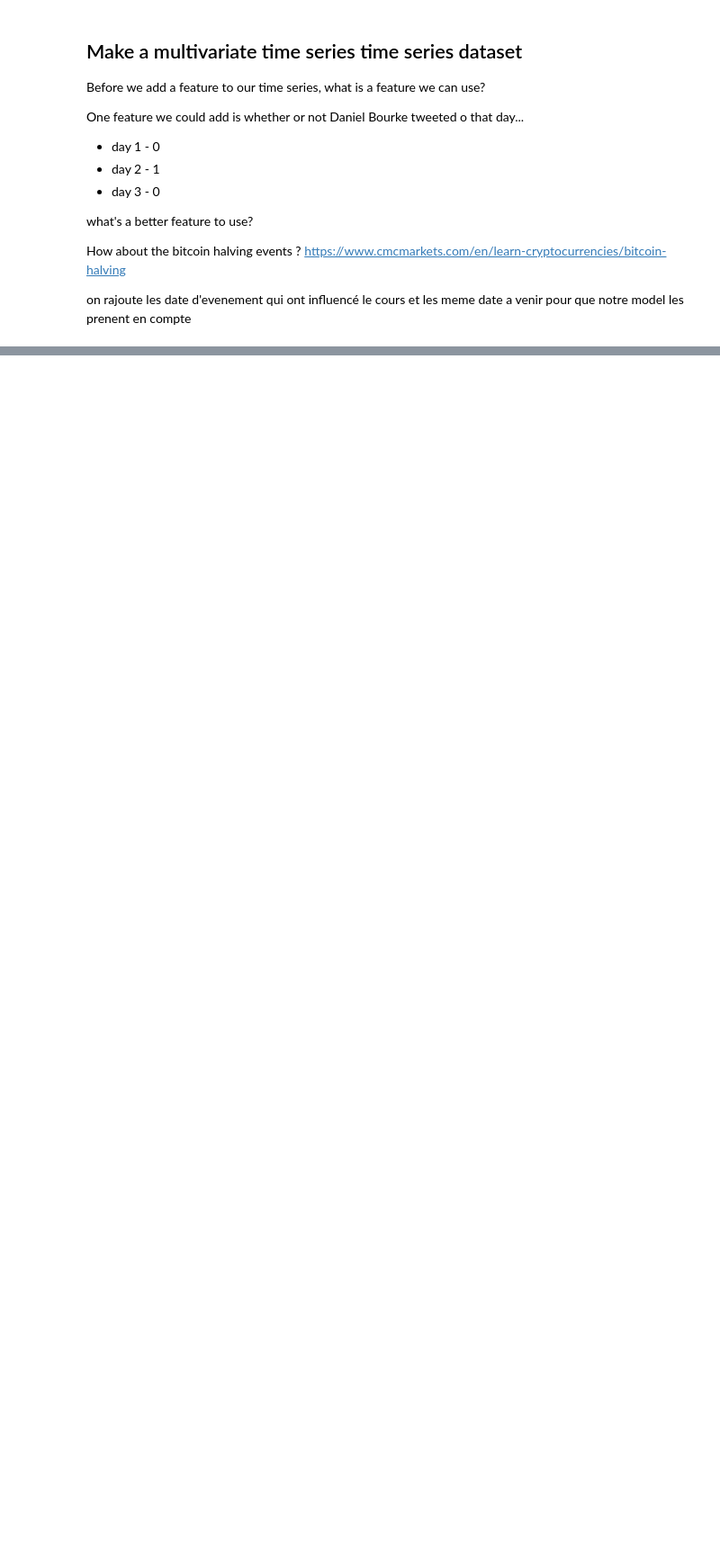
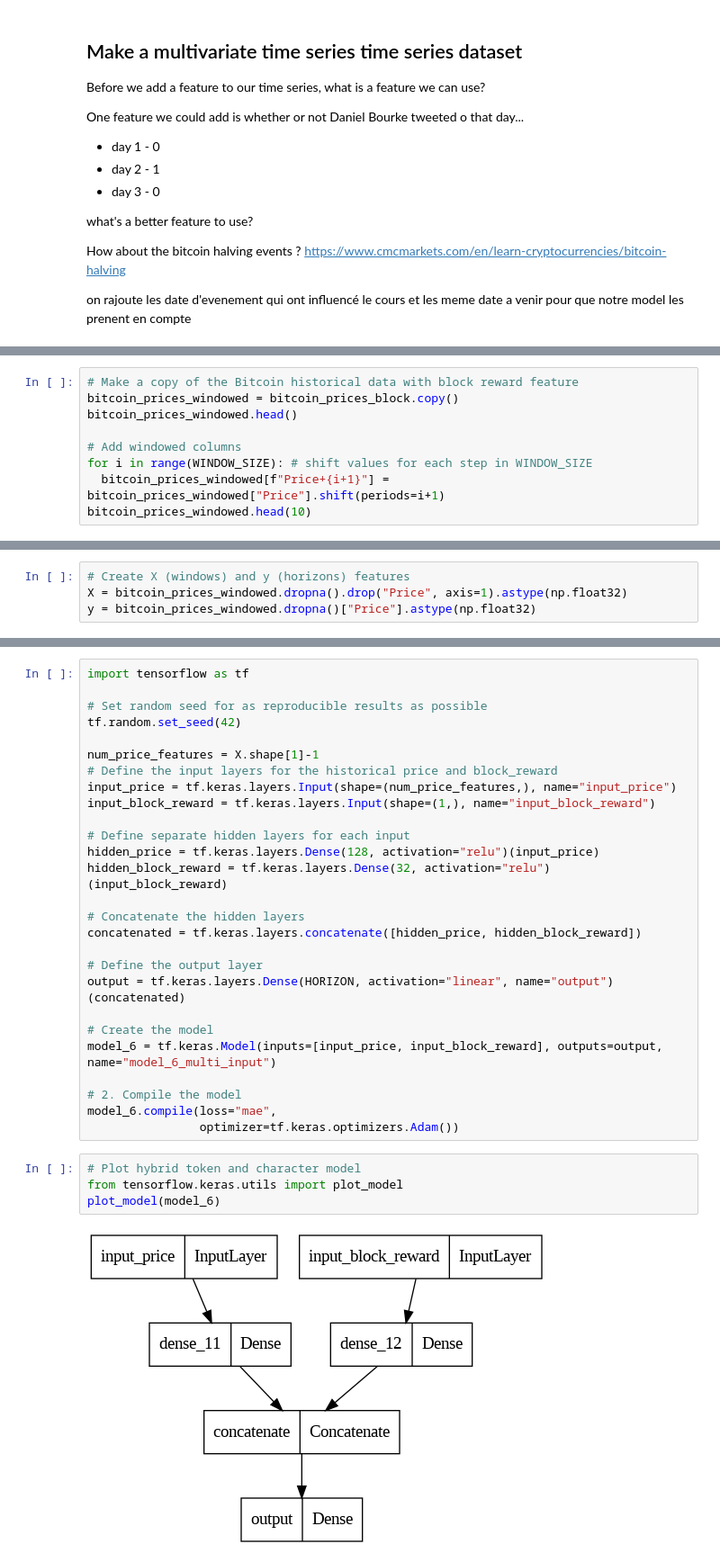
Before and after one commit to jrassoul/TensorFlow_Developer_Certificate_ZTM, a Jupyter notebook: 10_time_series_forecasting_with_tensorflow/10_time_series_forecasting_with_tensorflow.ipynb, the cells around one changed output, grey strips where cells are left out. Shown at 90% size. Drawn from its saved outputs; the diff is of its cells as text; blank space fills up the shorter version.

Commit message:
model 6 and start with N beats model

```diff
--- a/10_time_series_forecasting_with_tensorflow/10_time_series_forecasting_with_tensorflow.ipynb
+++ b/10_time_series_forecasting_with_tensorflow/10_time_series_forecasting_with_tensorflow.ipynb
@@ -1505,0 +1548,9 @@ Name: block_reward, Length: 2788, dtype: object
+# %%
+# Make a copy of the Bitcoin historical data with block reward feature
+bitcoin_prices_windowed = bitcoin_prices_block.copy()
+bitcoin_prices_windowed.head()
+
+# Add windowed columns
+for i in range(WINDOW_SIZE): # shift values for each step in WINDOW_SIZE
+  bitcoin_prices_windowed[f"Price+{i+1}"] = bitcoin_prices_windowed["Price"].shift(periods=i+1)
+bitcoin_prices_windowed.head(10)
@@ -1505,0 +1593,4 @@ Name: block_reward, Length: 2788, dtype: object
+# %%
+# Create X (windows) and y (horizons) features
+X = bitcoin_prices_windowed.dropna().drop("Price", axis=1).astype(np.float32)
+y = bitcoin_prices_windowed.dropna()["Price"].astype(np.float32)
@@ -1505,0 +1704,33 @@ Name: block_reward, Length: 2788, dtype: object
+# %%
+import tensorflow as tf
+
+# Set random seed for as reproducible results as possible
+tf.random.set_seed(42)
+
+num_price_features = X.shape[1]-1
+# Define the input layers for the historical price and block_reward
+input_price = tf.keras.layers.Input(shape=(num_price_features,), name="input_price")
+input_block_reward = tf.keras.layers.Input(shape=(1,), name="input_block_reward")
+
+# Define separate hidden layers for each input
+hidden_price = tf.keras.layers.Dense(128, activation="relu")(input_price)
+hidden_block_reward = tf.keras.layers.Dense(32, activation="relu")(input_block_reward)
+
+# Concatenate the hidden layers
+concatenated = tf.keras.layers.concatenate([hidden_price, hidden_block_reward])
+
+# Define the output layer
+output = tf.keras.layers.Dense(HORIZON, activation="linear", name="output")(concatenated)
+
+# Create the model
+model_6 = tf.keras.Model(inputs=[input_price, input_block_reward], outputs=output, name="model_6_multi_input")
+
+# 2. Compile the model
+model_6.compile(loss="mae",
+                optimizer=tf.keras.optimizers.Adam())
+# %%
+# Plot hybrid token and character model
+from tensorflow.keras.utils import plot_model
+plot_model(model_6)
+# %% [output]
+[figure, added]
```
Also changed, not shown: parts of 66 cells of this notebook.
